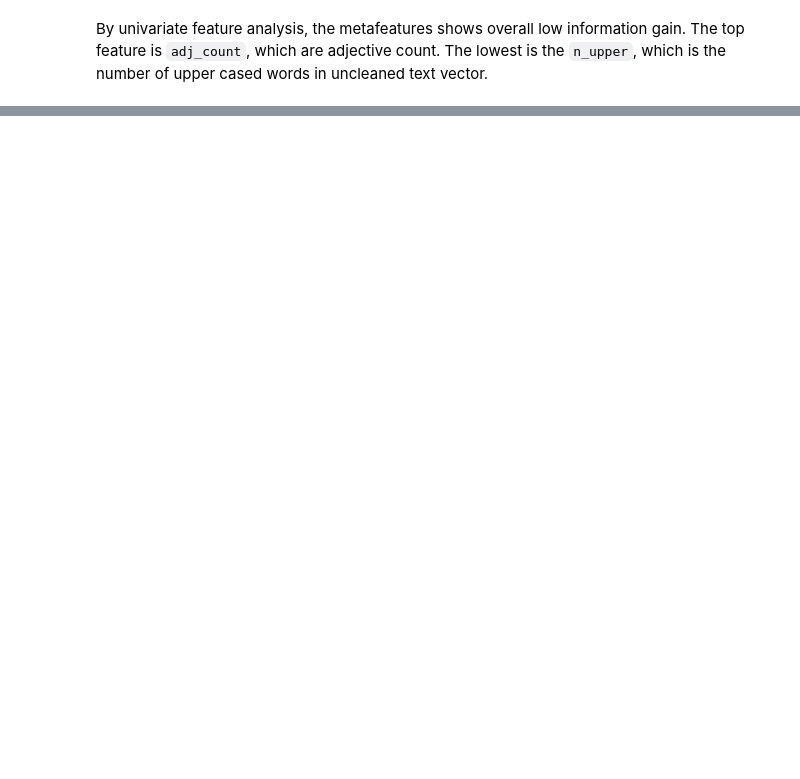
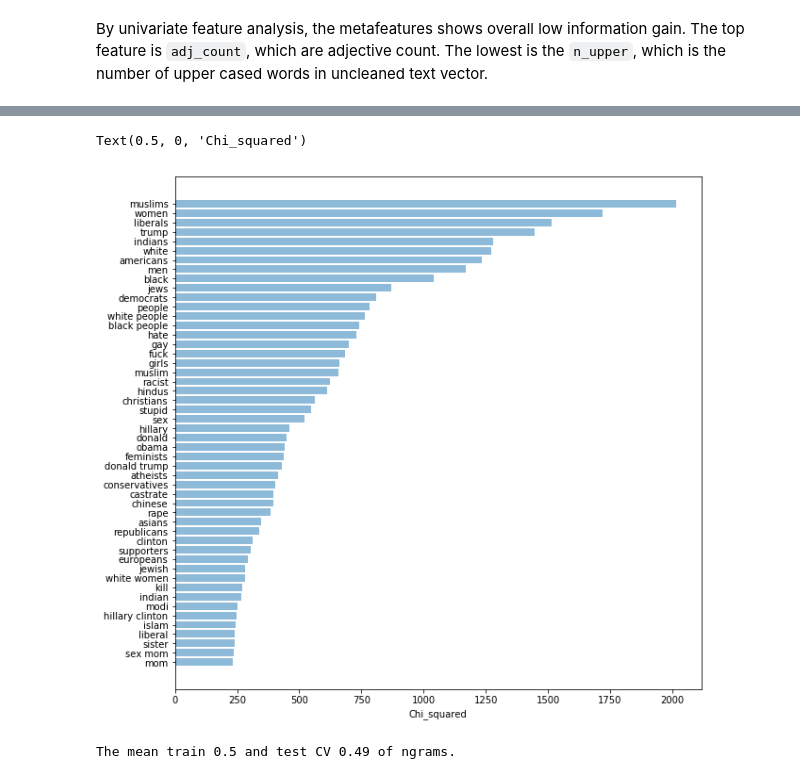
Before and after one commit to falrrema/ML_Nanodegree, a Jupyter notebook: P7_Capstone/EDA_Questions.ipynb, the cells around one changed output, grey strips where cells are left out. Drawn from its saved outputs; the diff is of its cells as text; code cells hidden in the pictures; blank space fills up the shorter version.

```diff
--- a/P7_Capstone/EDA_Questions.ipynb
+++ b/P7_Capstone/EDA_Questions.ipynb
@@ -292,0 +408,35 @@ h.plot_learning_curve(pipe_lrn, text, train_y, cv=3, n_jobs=3,
+# %%
+# Chi-Squared for Feature Selection
+
+tfidf = TfidfVectorizer(ngram_range = [1,3])
+train_tfidf = tfidf.fit_transform(train_x.qt_clean_stop)
+chi2score = chi2(train_tfidf, train_y)
+scores_df = pd.DataFrame({'words':tfidf.get_feature_names(),
+                       'chi_squared':chi2score[0],
+                       'prob':chi2score[1]})
+# %%
+# Get features that have a prob << 0.001
+best_chi = scores_df[scores_df.prob <= 0.001].sort_values(['chi_squared'], ascending = False)
+
+N = 50
+best_N_chi = best_chi[:N].sort_values(['chi_squared'])
+# %%
+# Most informative ngrams
+plt.figure(figsize=(10,10))
+plt.barh(range(N),best_N_chi.chi_squared, align='center', alpha=0.5)
+plt.yticks(range(N), best_N_chi.words)
+plt.xlabel('Chi_squared')
+# %% [output]
+Text(0.5, 0, 'Chi_squared')
+[figure, added]
+# %%
+# Construct new vocabulary with these words and run logistic reg
+tfidf = TfidfVectorizer(ngram_range = [1,3], vocabulary = best_chi.words)
+train_tfidf = tfidf.fit_transform(train_x.qt_clean_stop)
+
+# Logistic Regression with feature selection
+# Feature selection allows to reduce barely afecting baseline performance
+results_mod = cv_evaluation(lrn_basic, train_tfidf, train_y)
+print('The mean train {} and test CV {} of ngrams.'.format(round(results_mod['train_score'], 2),round(results_mod['test_score'], 2)))
+# %% [output]
+The mean train 0.5 and test CV 0.49 of ngrams.
```
Also changed, not shown: parts of 90 cells of this notebook, 25 other files.
